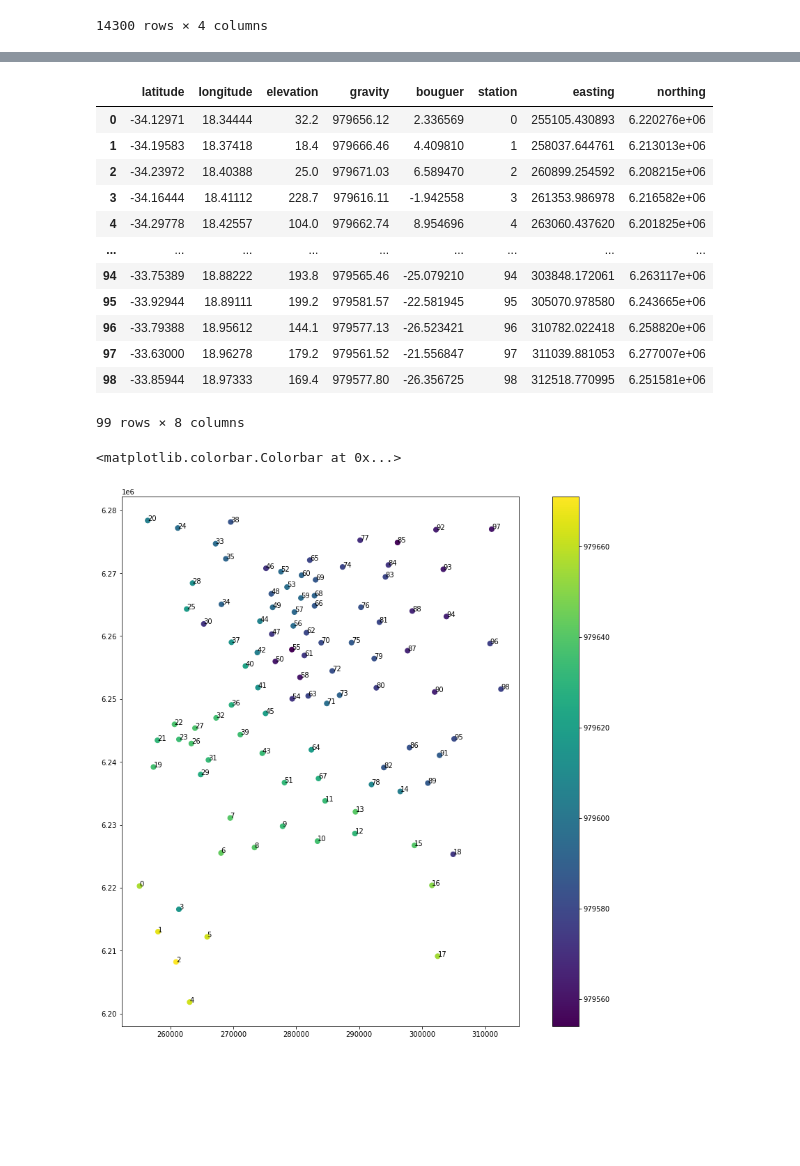
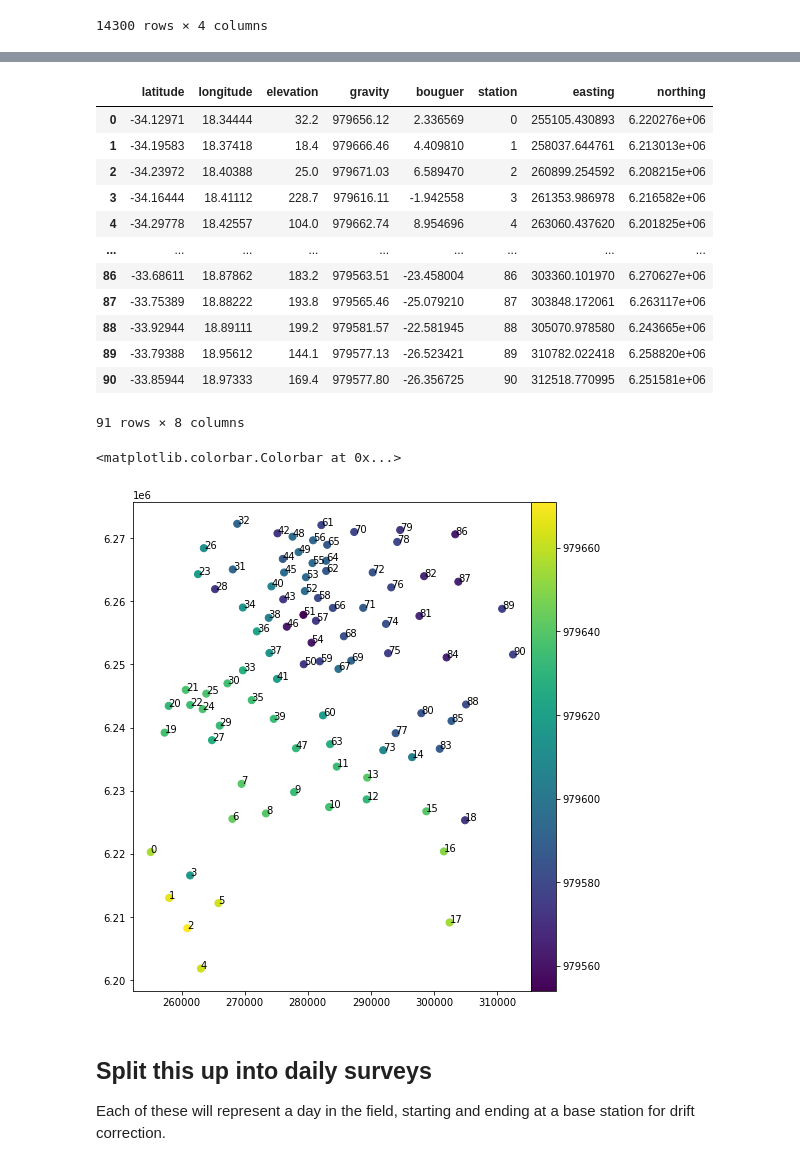
Before and after one commit to leouieda/gravity-processing, a Jupyter notebook: code/prepare-synthetic-data.ipynb, the cells around one changed output, grey strips where cells are left out. Drawn from its saved outputs; the diff is of its cells as text; code cells hidden in the pictures; blank space fills up the shorter version.

```diff
--- a/code/prepare-synthetic-data.ipynb
+++ b/code/prepare-synthetic-data.ipynb
@@ -40,5 +48,5 @@ plt.colorbar()
 # %%
-region = [18, 19, -35, -33.6]
+region = [18, 19, -35, -33.65]
 projection = pyproj.Proj("+proj=utm +zone=34H +south +ellps=WGS84 +datum=WGS84 +units=m +no_defs")
 survey = data.loc[vd.inside((data.longitude, data.latitude), region) & (data.elevation < 300)].copy().reset_index(drop=True)
 survey["station"] = np.arange(survey.shape[0])
@@ -52,23 +60,27 @@ survey
 | 3 | -34.16444 | 18.41112 | 228.7 | 979616.11 | -1.942558 | 3 | 261353.986978 | 6.216582e+06 |
 | 4 | -34.29778 | 18.42557 | 104.0 | 979662.74 | 8.954696 | 4 | 263060.437620 | 6.201825e+06 |
 | ... | ... | ... | ... | ... | ... | ... | ... | ... |
-| 94 | -33.75389 | 18.88222 | 193.8 | 979565.46 | -25.079210 | 94 | 303848.172061 | 6.263117e+06 |
-| 95 | -33.92944 | 18.89111 | 199.2 | 979581.57 | -22.581945 | 95 | 305070.978580 | 6.243665e+06 |
-| 96 | -33.79388 | 18.95612 | 144.1 | 979577.13 | -26.523421 | 96 | 310782.022418 | 6.258820e+06 |
-| 97 | -33.63000 | 18.96278 | 179.2 | 979561.52 | -21.556847 | 97 | 311039.881053 | 6.277007e+06 |
-| 98 | -33.85944 | 18.97333 | 169.4 | 979577.80 | -26.356725 | 98 | 312518.770995 | 6.251581e+06 |
+| 86 | -33.68611 | 18.87862 | 183.2 | 979563.51 | -23.458004 | 86 | 303360.101970 | 6.270627e+06 |
+| 87 | -33.75389 | 18.88222 | 193.8 | 979565.46 | -25.079210 | 87 | 303848.172061 | 6.263117e+06 |
+| 88 | -33.92944 | 18.89111 | 199.2 | 979581.57 | -22.581945 | 88 | 305070.978580 | 6.243665e+06 |
+| 89 | -33.79388 | 18.95612 | 144.1 | 979577.13 | -26.523421 | 89 | 310782.022418 | 6.258820e+06 |
+| 90 | -33.85944 | 18.97333 | 169.4 | 979577.80 | -26.356725 | 90 | 312518.770995 | 6.251581e+06 |
-99 rows × 8 columns
+91 rows × 8 columns
 # %%
-plt.figure(figsize=(17, 14))
+plt.figure(figsize=(14, 9))
 ax = plt.subplot(111)
 tmp = ax.scatter(survey.easting, survey.northing, c=survey.gravity, s=50)
 for i in range(survey.shape[0]):
     ax.text(survey.easting[i], survey.northing[i], str(survey.station[i]))
 plt.axis("scaled")
-plt.colorbar(tmp)
+plt.colorbar(tmp, pad=0)
 # %% [output]
 <matplotlib.colorbar.Colorbar at 0x...>
-[figure, old version]
+[figure, new version]
+# %% [markdown]
+## Split this up into daily surveys
+
+Each of these will represent a day in the field, starting and ending at a base station for drift correction.
 # %%
 base = 0
 base_gravity = survey.gravity[base]
```
Also changed, not shown: parts of 10 cells of this notebook.
